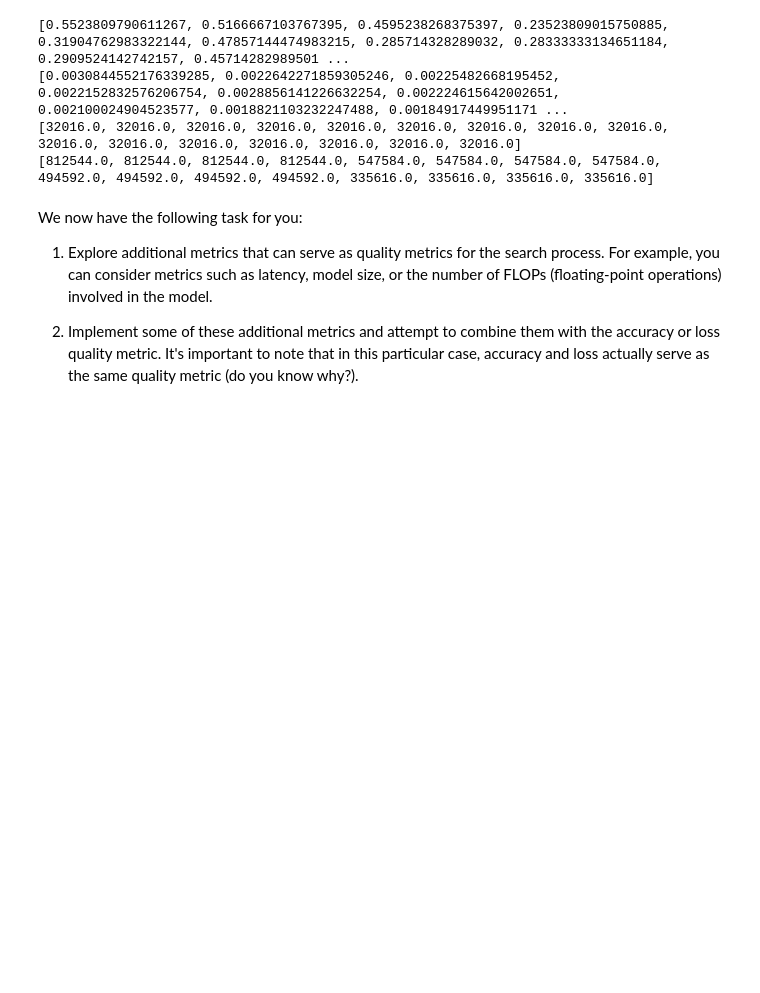
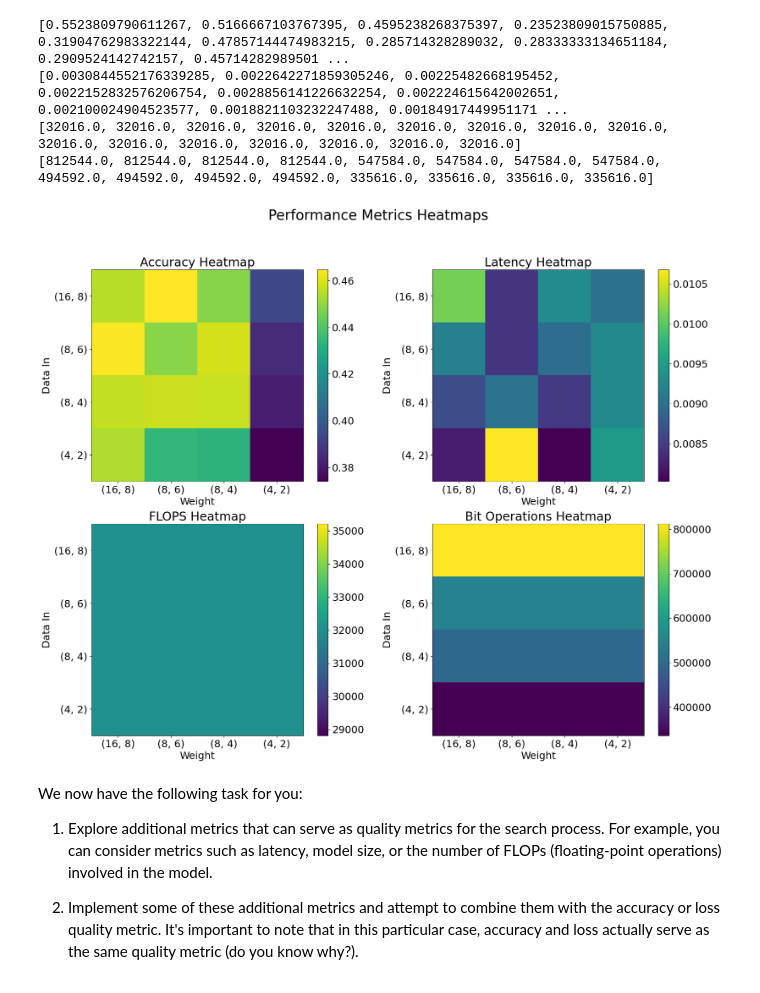
Before and after one commit to btarifi10/mase, a Jupyter notebook: docs/labs/lab3.ipynb, the cells around one changed output. Cells and saved outputs as stored; diff of their text form; code cells hidden in the pictures; blank space fills up the shorter version.

```diff
--- a/docs/labs/lab3.ipynb
+++ b/docs/labs/lab3.ipynb
@@ -235,6 +316,86 @@ print(total_bitops)
 [0.0030844552176339285, 0.0022642271859305246, 0.00225482668195452, 0.0022152832576206754, 0.0028856141226632254, 0.002224615642002651, 0.002100024904523577, 0.0018821103232247488, 0.00184917449951171 ...
 [32016.0, 32016.0, 32016.0, 32016.0, 32016.0, 32016.0, 32016.0, 32016.0, 32016.0, 32016.0, 32016.0, 32016.0, 32016.0, 32016.0, 32016.0, 32016.0]
 [812544.0, 812544.0, 812544.0, 812544.0, 547584.0, 547584.0, 547584.0, 547584.0, 494592.0, 494592.0, 494592.0, 494592.0, 335616.0, 335616.0, 335616.0, 335616.0]
+# %%
+import numpy as np
+import matplotlib.pyplot as plt
+
+accuracies = [a.item() for a in recorded_accs]
+
+data_in_pairs = [(16, 8), (8, 6), (8, 4), (4, 2)]
+weight_pairs = [(16, 8), (8, 6), (8, 4), (4, 2)]
+
+# Sorting "Data In" and "Weight" pairs by their first element
+sorted_data_in = data_in_pairs # sorted(data_in_pairs, key=lambda x: x[0])
+sorted_weight = weight_pairs # sorted(weight_pairs, key=lambda x: x[0])
+
+# Mapping sorted "Data In" and "Weight" to their corresponding indices
+data_in_indices = [0, 0, 0, 0, 1, 1, 1, 1, 2, 2, 2, 2, 3, 3, 3, 3]
+weight_indices = [0, 1, 2, 3, 0, 1, 2, 3, 0, 1, 2, 3, 0, 1, 2, 3]
+
+# Create a 4x4 matrix to store the results
+heatmap_accuracies = np.zeros((4, 4))
+heatmap_latencies = np.zeros((4, 4))
+heatmap_flops = np.zeros((4, 4))
+heatmap_bitops = np.zeros((4, 4))
+
+# Fill the matrix with the results
+for data_in, weight, idx in zip(data_in_indices, weight_indices, list(range(16))):
+    heatmap_accuracies[data_in, weight] = accuracies[idx]
+    heatmap_latencies[data_in, weight] = latencies[idx]
+    heatmap_flops[data_in, weight] = total_flops[idx]
+    heatmap_bitops[data_in, weight] = total_bitops[idx]
+
+fig, ax = plt.subplots(2, 2, figsize=(20, 15))
+fig.suptitle('Performance Metrics Heatmaps', fontsize=25)
+
+plt.rcParams.update({'font.size': 18})
+
+data_in_labels = [str(pair) for pair in sorted_data_in]
+weight_labels = [str(pair) for pair in sorted_weight]
+
+# Plotting the heatmap for accuracies
+im = ax[0, 0].imshow(heatmap_accuracies, cmap='viridis', interpolation='nearest')
+plt.sca(ax[0, 0])
+plt.colorbar(im)
+plt.xticks(ticks=np.arange(4), labels=weight_labels)
+plt.yticks(ticks=np.arange(4), labels=data_in_labels)
+plt.xlabel('Weight')
+plt.ylabel('Data In')
+plt.title('Accuracy Heatmap')
+
+# Plotting the heatmap for latencies
+im = ax[0, 1].imshow(heatmap_latencies, cmap='viridis', interpolation='nearest')
+plt.sca(ax[0, 1])
+plt.xticks(ticks=np.arange(4), labels=weight_labels)
+plt.yticks(ticks=np.arange(4), labels=data_in_labels)
+plt.xlabel('Weight')
+plt.ylabel('Data In')
+plt.title('Latency Heatmap')
+plt.colorbar(im)
+# Plotting the heatmap for flops
+im = ax[1, 0].imshow(heatmap_flops, cmap='viridis', interpolation='nearest')
+plt.sca(ax[1, 0])
+plt.xticks(ticks=np.arange(4), labels=weight_labels)
+plt.yticks(ticks=np.arange(4), labels=data_in_labels)
+plt.xlabel('Weight')
+plt.ylabel('Data In')
+plt.title('FLOPS Heatmap')
+plt.colorbar(im)
+
+# Plotting the heatmap for bitops
+im = ax[1, 1].imshow(heatmap_bitops, cmap='viridis', interpolation='nearest')
+plt.sca(ax[1, 1])
+plt.xticks(ticks=np.arange(4), labels=weight_labels)
+plt.yticks(ticks=np.arange(4), labels=data_in_labels)
+plt.xlabel('Weight', position=(0.5, 0))
+plt.ylabel('Data In')
+plt.title('Bit Operations Heatmap')
+plt.colorbar(im)
+
+plt.show()
+# %% [output]
+[figure, added]
 # %% [markdown]
 We now have the following task for you:
 
```
Also changed, not shown: parts of 8 cells of this notebook, 10 other files.
